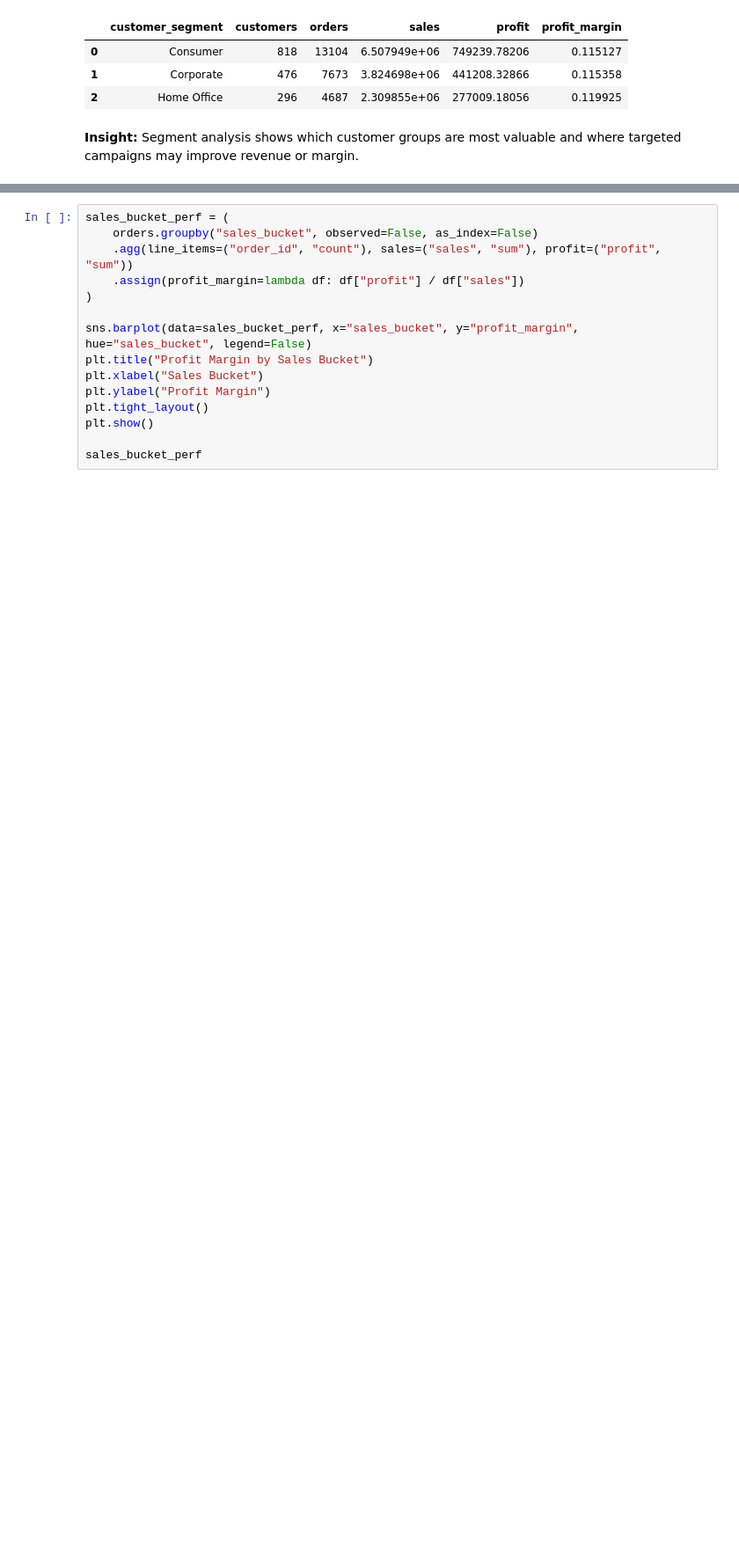
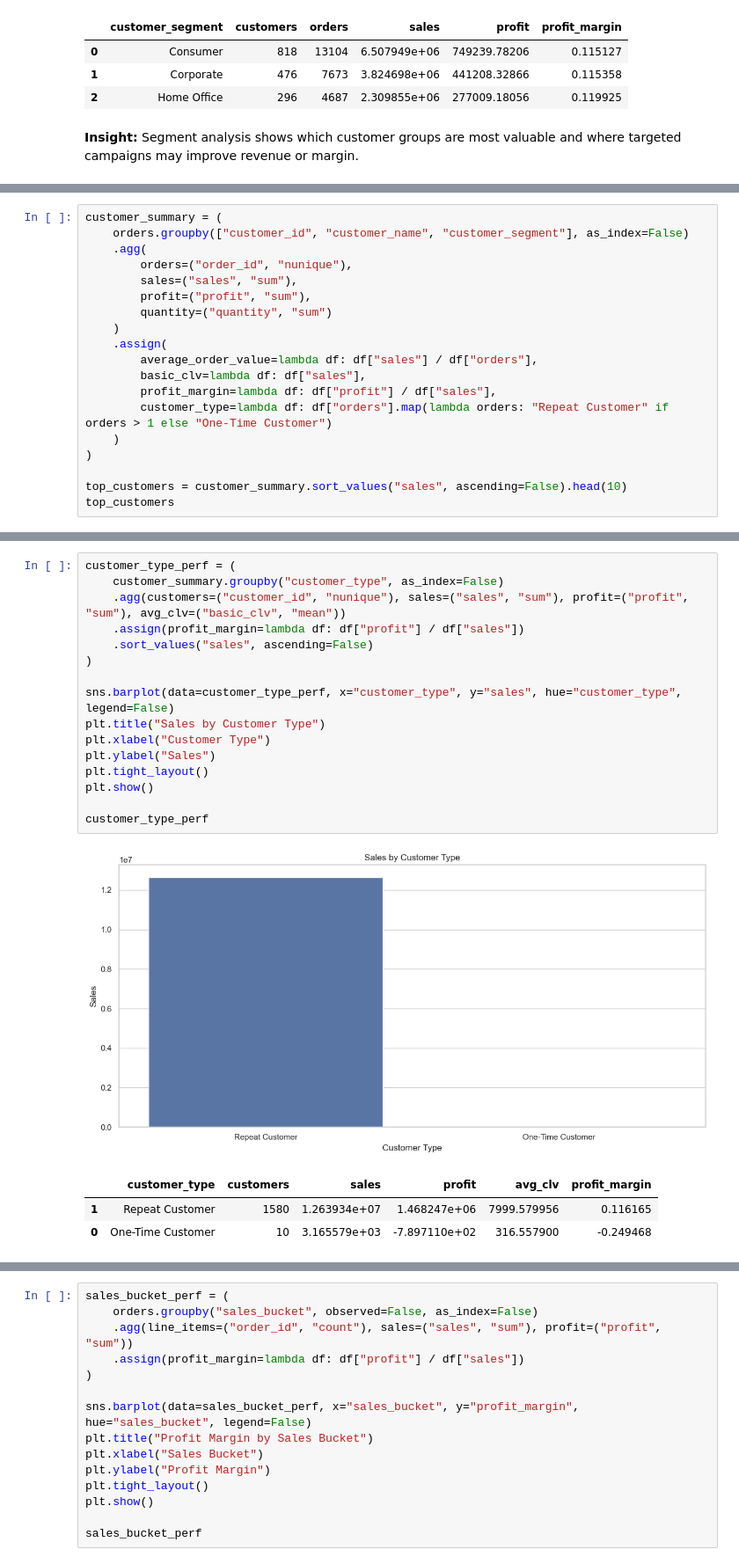
Before and after one commit to rajeshreddy4104/ecommerce-sales-customer-analysis, a Jupyter notebook: python/analysis.ipynb, the cells around one changed output, grey strips where cells are left out. Shown at 88% size. Cells and saved outputs as stored; diff of their text form; blank space fills up the shorter version.

```diff
--- a/python/analysis.ipynb
+++ b/python/analysis.ipynb
@@ -363,0 +431,19 @@ segment_perf
+# %%
+customer_summary = (
+    orders.groupby(["customer_id", "customer_name", "customer_segment"], as_index=False)
+    .agg(
+        orders=("order_id", "nunique"),
+        sales=("sales", "sum"),
+        profit=("profit", "sum"),
+        quantity=("quantity", "sum")
+    )
+    .assign(
+        average_order_value=lambda df: df["sales"] / df["orders"],
+        basic_clv=lambda df: df["sales"],
+        profit_margin=lambda df: df["profit"] / df["sales"],
+        customer_type=lambda df: df["orders"].map(lambda orders: "Repeat Customer" if orders > 1 else "One-Time Customer")
+    )
+)
+
+top_customers = customer_summary.sort_values("sales", ascending=False).head(10)
+top_customers
@@ -363,0 +462,21 @@ segment_perf
+# %%
+customer_type_perf = (
+    customer_summary.groupby("customer_type", as_index=False)
+    .agg(customers=("customer_id", "nunique"), sales=("sales", "sum"), profit=("profit", "sum"), avg_clv=("basic_clv", "mean"))
+    .assign(profit_margin=lambda df: df["profit"] / df["sales"])
+    .sort_values("sales", ascending=False)
+)
+
+sns.barplot(data=customer_type_perf, x="customer_type", y="sales", hue="customer_type", legend=False)
+plt.title("Sales by Customer Type")
+plt.xlabel("Customer Type")
+plt.ylabel("Sales")
+plt.tight_layout()
+plt.show()
+
+customer_type_perf
+# %% [output]
+[figure, added]
+|  | customer_type | customers | sales | profit | avg_clv | profit_margin |
+| 1 | Repeat Customer | 1580 | 1.263934e+07 | 1.468247e+06 | 7999.579956 | 0.116165 |
+| 0 | One-Time Customer | 10 | 3.165579e+03 | -7.897110e+02 | 316.557900 | -0.249468 |
```
Also changed, not shown: parts of 13 cells of this notebook, 4 other files.
